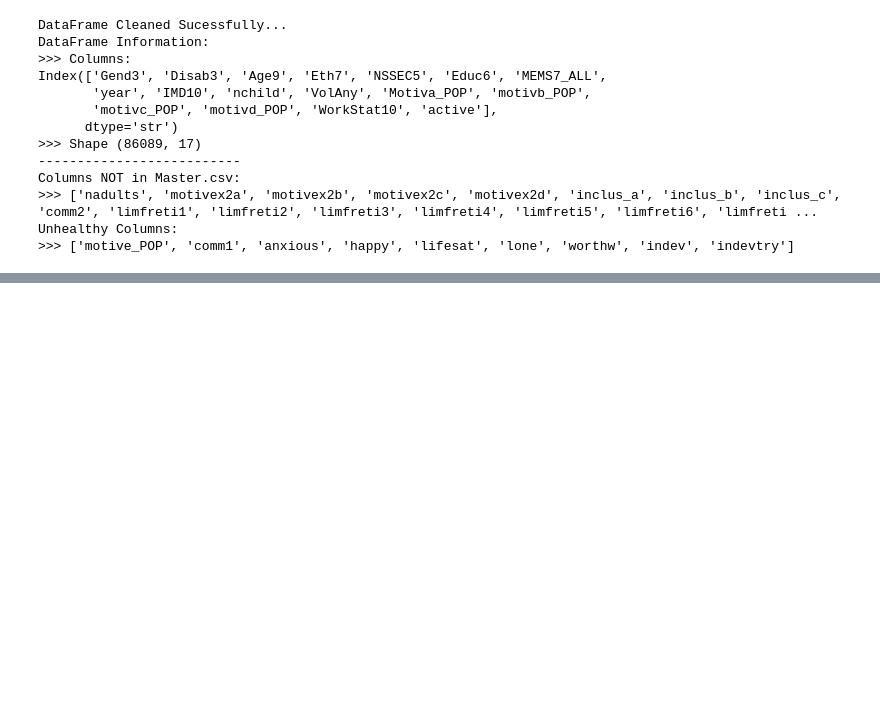
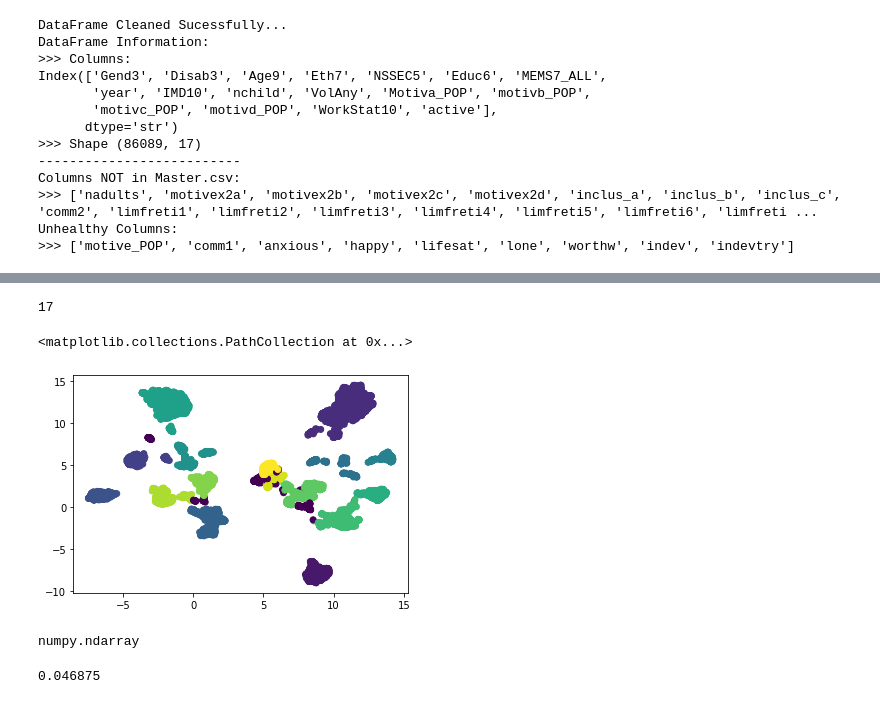
Before and after one commit to ferguswatson39/london_sport2, a Jupyter notebook: exploration/determinants_eda/umap_distances.ipynb, the cells around one changed output, grey strips where cells are left out. Cells and saved outputs as stored; diff of their text form; code cells hidden in the pictures; blank space fills up the shorter version.

```diff
--- a/exploration/determinants_eda/umap_distances.ipynb
+++ b/exploration/determinants_eda/umap_distances.ipynb
@@ -124,0 +70,22 @@ plt.scatter(emb[:,0], emb[:,1])
+# %%
+cluster = hdbscan.HDBSCAN(min_cluster_size = 250, min_samples = 40)
+labels = cluster.fit_predict(emb)
+print(len((set(labels))))
+# %% [output]
+17
+# %%
+plt.scatter(emb[:,0], emb[:,1], c=labels)
+# %% [output]
+<matplotlib.collections.PathCollection at 0x...>
+[figure, added]
+# %%
+type(emb)
+# %% [output]
+numpy.ndarray
+# %%
+hdb = hdbscan.HDBSCAN(gen_min_span_tree=True).fit(emb)
+hdb.relative_validity_
+unclustered = len([c for c in hdb.labels_ if c == -1])/len(hdb.labels_)
+unclustered
+# %% [output]
+0.046875
```
Also changed, not shown: parts of 14 cells of this notebook, 1 other file.
